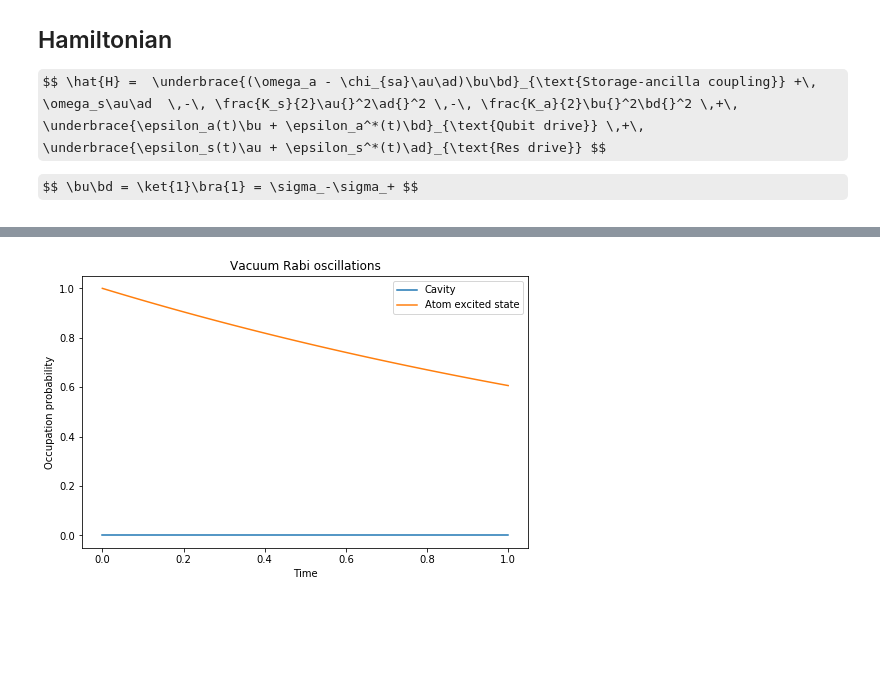
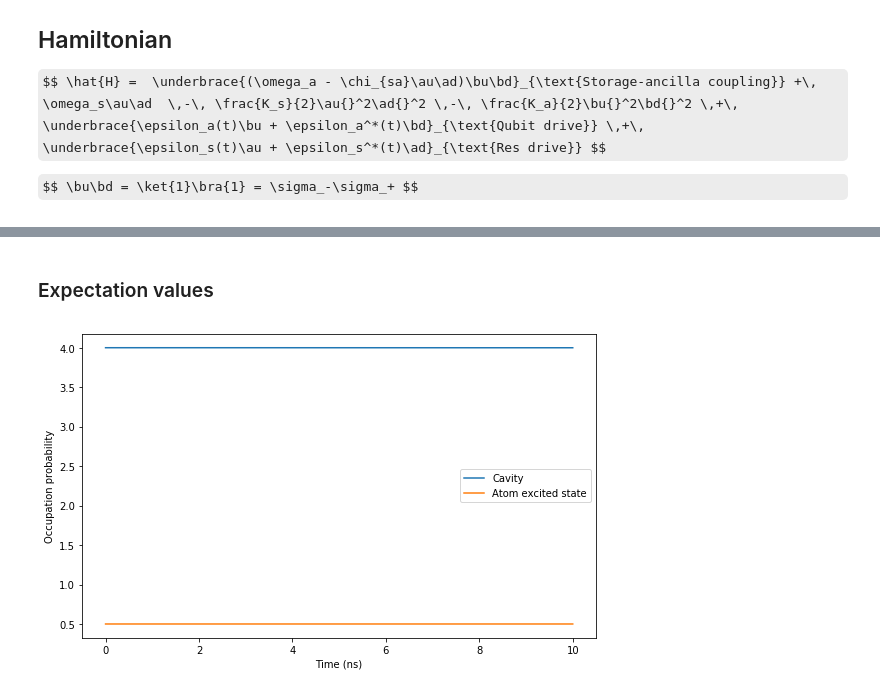
Before and after one commit to JohanWinther/cat-state-encoding, a Jupyter notebook: cat-state-encoding.ipynb, the cells around one changed output, grey strips where cells are left out. Drawn from its saved outputs; the diff is of its cells as text; code cells hidden in the pictures; some formulas as TeX source; blank space fills up the shorter version.

Commit message:
Animation test

```diff
--- a/cat-state-encoding.ipynb
+++ b/cat-state-encoding.ipynb
@@ -17,16 +19,19 @@ import datetime
 # %%
-from qutip import identity, sigmax, sigmay, sigmaz, sigmam, sigmap, tensor, projection, create, destroy, displace
-from qutip import Qobj, basis, coherent, mesolve, fock
+from qutip import *
+#from qutip import identity, sigmax, sigmay, sigmaz, sigmam, sigmap, tensor, projection, create, destroy, displace
+#from qutip import Qobj, basis, coherent, mesolve, fock
+#from qutip import expect
 from qutip.superoperator import liouvillian, sprepost
 from qutip.qip import hadamard_transform
 from qutip.visualization import plot_wigner, plot_wigner_fock_distribution
+from qutip.ipynbtools import plot_animation
 import qutip.logging_utils as logging
+#from qutip import Bloch
 logger = logging.get_logger()
 #Set this to None or logging.WARN for 'quiet' execution
 #log_level = logging.INFO
 log_level = logging.WARN
 #QuTiP control modules
 import qutip.control.pulseoptim as cpo
-
+from numpy import pi, sqrt
 file_name = 'Test1'
-pi = np.pi
@@ -108,0 +145,12 @@ Test to see if the system is setup correctly
+# %%
+#psi0 = tensor(basis(2,1), basis(N,0))
+psi0 = tensor((basis(2,0)+basis(2,1).unit()), coherent(N,2))
+#psi0 = tensor(basis(2,0), basis(N,4))
+t_tot = 10
+tlist = np.linspace(0,t_tot,10)
+decay = False
+if decay:
+    rate = [np.sqrt(gamma) * b]
+else:
+    rate = []
+res = mesolve(H0, psi0, tlist, rate, [],options=Odeoptions(nsteps=10000),progress_bar=True)
@@ -109,14 +168,15 @@ Test to see if the system is setup correctly
+# %% [markdown]
+### Expectation values
 # %%
-psi0 = tensor(basis(2,1), basis(N,0))
-tlist = np.linspace(0,1,100)
-rate = np.sqrt(10*gamma) * b
-output = mesolve(H0, psi0, tlist, [rate], [a.dag()*a, b.dag()*b])
-fig, ax = plt.subplots(figsize=(8,5))
-ax.plot(tlist, output.expect[0], label="Cavity")
-ax.plot(tlist, output.expect[1], label="Atom excited state")
+nc_list = expect(a.dag()*a, res.states)
+nq_list = expect(b.dag()*b, res.states)
+
+fig, ax = plt.subplots(sharex=True,figsize=(8,5))
+ax.plot(tlist, nc_list, label="Cavity")
+ax.plot(tlist, nq_list, label="Atom excited state")
 ax.legend()
-ax.set_xlabel('Time')
-ax.set_ylabel('Occupation probability')
-ax.set_title('Vacuum Rabi oscillations');
+ax.set_xlabel('Time (ns)')
+ax.set_ylabel('Occupation probability');
+fig.tight_layout()
 # %% [output]
-[figure, old version]
+[figure, new version]
```
Also changed, not shown: parts of 19 cells of this notebook, 3 other files.
